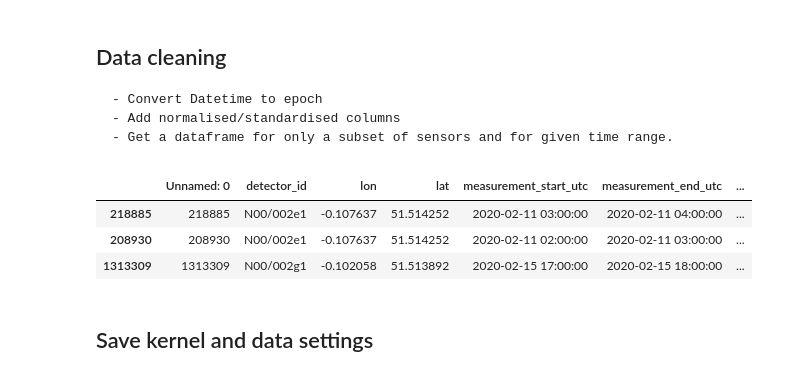
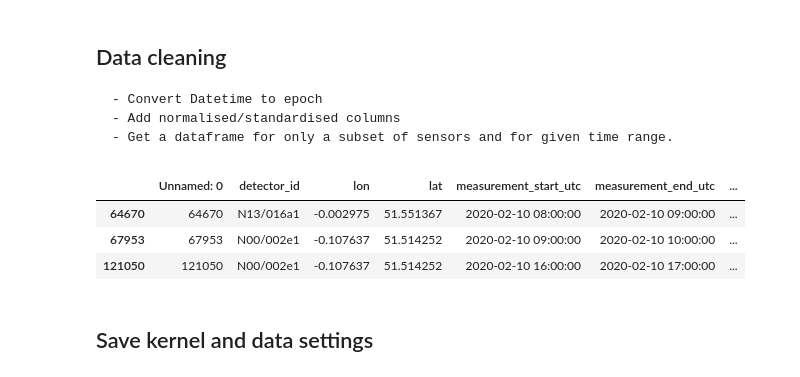
Before and after one commit to alan-turing-institute/clean-air-infrastructure, a Jupyter notebook: containers/labs/scoot_for_modelling.ipynb, the cells around one changed output. Drawn from its saved outputs; the diff is of its cells as text; code cells hidden in the pictures.

```diff
--- a/containers/labs/scoot_for_modelling.ipynb
+++ b/containers/labs/scoot_for_modelling.ipynb
@@ -61,7 +61,7 @@ EXPERIMENT_DIR/
  Here I'm assuming each scoot detector is trained independently. If this changes we may need to change file structure (should be ok through use of `cleanair.scoot.util` helper functions.)
 # %%
 # give your experiment a useful name
-name = "test"
+name = "monday"
 
 # setup filepaths
 user_settings_fp = os.path.join("..", "..", "terraform", ".secrets", "user_settings.json")
@@ -146,6 +146,8 @@ def denormalise(x, wrt_y):
 def clean_and_normalise_df(df: pd.DataFrame):
     """Normalise lat, lon, epoch."""
     df['measurement_start_utc'] = pd.to_datetime(df['measurement_start_utc'])
+    df['weekday'] = df['measurement_start_utc'].dt.dayofweek
+    df['weekend'] = (df.weekday // 5 == 1).astype(float)
     df['epoch'] = df['measurement_start_utc'].astype('int64')//1e9 #convert to epoch
     df['epoch_norm'] = normalise(df['epoch'])
     df['lat_norm'] = normalise(df['lat'])
@@ -165,29 +167,30 @@ def filter_df(df: pd.DataFrame, detector_list: list, start: str, end: str):
 # %%
 # choose a start and end datetime to filter by
 start_normal_interval = "2020-02-10 00:00:00"
-end_normal_interval = "2020-02-17 00:00:00"
+# end_normal_interval = "2020-02-17 00:00:00"
+end_normal_interval = "2020-02-11 00:00:00"
 start_lockdown_interval = "2020-03-16 00:00:00"
 end_lockdown_interval = "2020-03-23 00:00:00"
 
 # get list of detectors from json file to filter by
 detector_list = ["N00/002e1","N00/002g1","N13/016a1"]
 # detector_list = list(np.unique(normal_df['detector_id']))   # all scoot detectors
 
 # clean data and normalise
 # TODO: IMPORTANT - normalisation should be same for normal and lockdown periods.
 normal_df = clean_and_normalise_df(normal_df)
 lockdown_df = clean_and_normalise_df(lockdown_df)
 
 # filter normal and lockdown dataframes by interval dates and same detectors
 normal_interval_df = filter_df(normal_df, detector_list, start_normal_interval, end_normal_interval)
 lockdown_interval_df = filter_df(lockdown_df, detector_list, start_lockdown_interval, end_lockdown_interval)
 
 normal_interval_df.sample(3)
 # %% [output]
 |  | Unnamed: 0 | detector_id | lon | lat | measurement_start_utc | measurement_end_utc | ... |
-| 218885 | 218885 | N00/002e1 | -0.107637 | 51.514252 | 2020-02-11 03:00:00 | 2020-02-11 04:00:00 | ... |
-| 208930 | 208930 | N00/002e1 | -0.107637 | 51.514252 | 2020-02-11 02:00:00 | 2020-02-11 03:00:00 | ... |
-| 1313309 | 1313309 | N00/002g1 | -0.102058 | 51.513892 | 2020-02-15 17:00:00 | 2020-02-15 18:00:00 | ... |
+| 64670 | 64670 | N13/016a1 | -0.002975 | 51.551367 | 2020-02-10 08:00:00 | 2020-02-10 09:00:00 | ... |
+| 67953 | 67953 | N00/002e1 | -0.107637 | 51.514252 | 2020-02-10 09:00:00 | 2020-02-10 10:00:00 | ... |
+| 121050 | 121050 | N00/002e1 | -0.107637 | 51.514252 | 2020-02-10 16:00:00 | 2020-02-10 17:00:00 | ... |
 # %% [markdown]
 ## Save kernel and data settings
 # %% [markdown]
```
Also changed, not shown: parts of 3 cells of this notebook, 1 other file.
